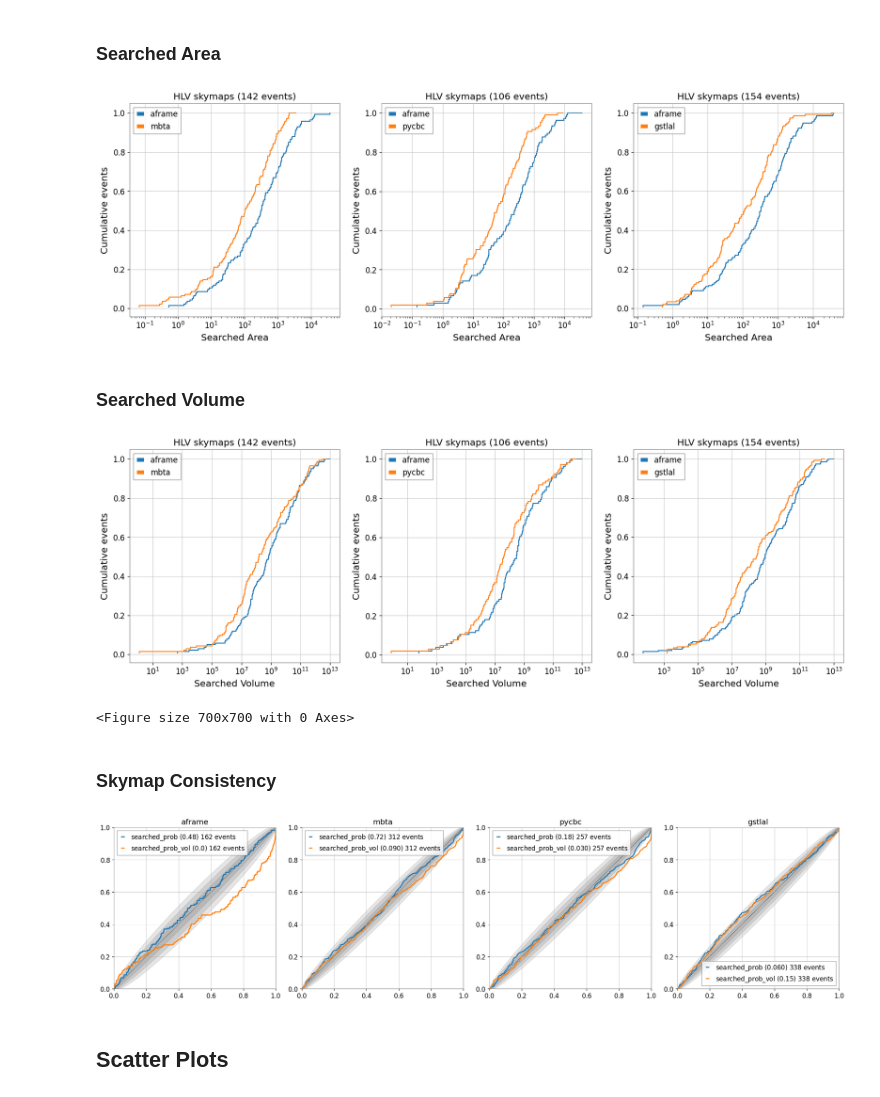
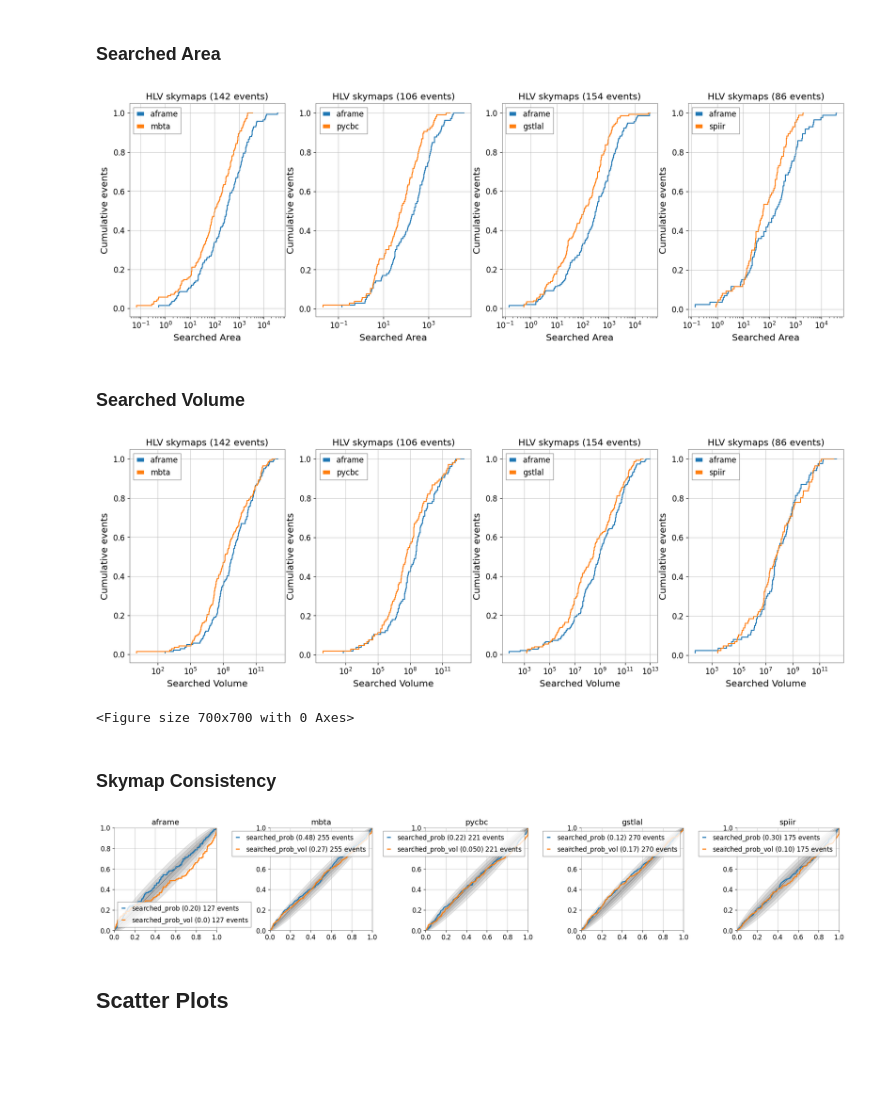
Before and after one commit to EthanMarx/mdc-analytics, a Jupyter notebook: analysis.ipynb, the cells around one changed output. Saved outputs shown, nothing was run; the diff lists cells and outputs as text; code cells hidden in the pictures; blank space fills up the shorter version.

```diff
--- a/analysis.ipynb
+++ b/analysis.ipynb
@@ -27,7 +45,7 @@ data = pd.read_hdf("/home/ethan.marx/projects/mdc_analytics/output/aframe-playgr
 # %% [markdown]
 ### Searched Area
 # %%
-pipelines = ["mbta", "pycbc", "gstlal"]
+pipelines = ["mbta", "pycbc", "gstlal", "spiir"]
 ifo_configs = ["HLV"]
 fig, ax = plt.subplots(len(ifo_configs), len(pipelines), figsize = (20,  6 * len(ifo_configs)))
 
@@ -56,11 +74,11 @@ for row, ifo_config in zip(ax, ifo_configs):
         ax.set_ylabel("Cumulative events")
         ax.legend()
 # %% [output]
-[figure, old version]
+[figure, new version]
 # %% [markdown]
 ### Searched Volume
 # %%
-pipelines = ["mbta", "pycbc", "gstlal"]
+pipelines = ["mbta", "pycbc", "gstlal", "spiir"]
 ifo_configs = ["HLV"]
 fig, ax = plt.subplots(len(ifo_configs), len(pipelines), figsize = (20,  6 * len(ifo_configs)))
 
@@ -90,12 +108,12 @@ for row, ifo_config in zip(ax, ifo_configs):
         ax.legend()
 ig = plt.figure(figsize=(7, 7))
 # %% [output]
-[figure, old version]
+[figure, new version]
 <Figure size 700x700 with 0 Axes>
 # %% [markdown]
 ### Skymap Consistency
 # %%
-pipelines = ["aframe", "mbta", "pycbc", "gstlal"]
+pipelines = ["aframe", "mbta", "pycbc", "gstlal", "spiir"]
 fig = plt.figure(figsize=(20, 10))
 for i, pipeline in enumerate(pipelines):
     ax = fig.add_subplot(1, len(pipelines), i + 1, projection="pp_plot")
@@ -105,36 +123,36 @@ for i, pipeline in enumerate(pipelines):
 
         mask = np.ones(len(data), dtype=bool)
         mask &= getattr(data, pipeline_key).notnull()
-        mask &= data.snr_net > 8
+        mask &= data.snr_net > 10
         number_of_samples = sum(mask)
 
         if j == 0:
             alphas = [0.68, 0.95, 0.997]
             for alpha in alphas:
                 ax.add_confidence_band(
                     number_of_samples,
                     alpha=alpha,
                     color=(0, 0, 0, 0.1),
                     edgecolor=(0, 0, 0, 0.2),
                     annotate=False,
                 )
             ax.add_diagonal()
 
         counts = np.arange(1, number_of_samples + 1) / sum(mask)
         p = scipy.stats.kstest(data[mask][pipeline_key], "uniform").pvalue
         ax.set_title(pipeline)
         ax.add_series(
             data[mask][pipeline_key],
             label=attr
             + r"$~({0:#.2g})$ ".format(round(p, 2))
             + str(number_of_samples)
             + " events",
             linewidth=2,
         )
         ax.legend()
 plt.tight_layout()
 # %% [output]
-[figure, old version]
+[figure, new version]
 # %% [markdown]
 ## Scatter Plots
 # %% [markdown]
```
Also changed, not shown: parts of 4 cells of this notebook.
